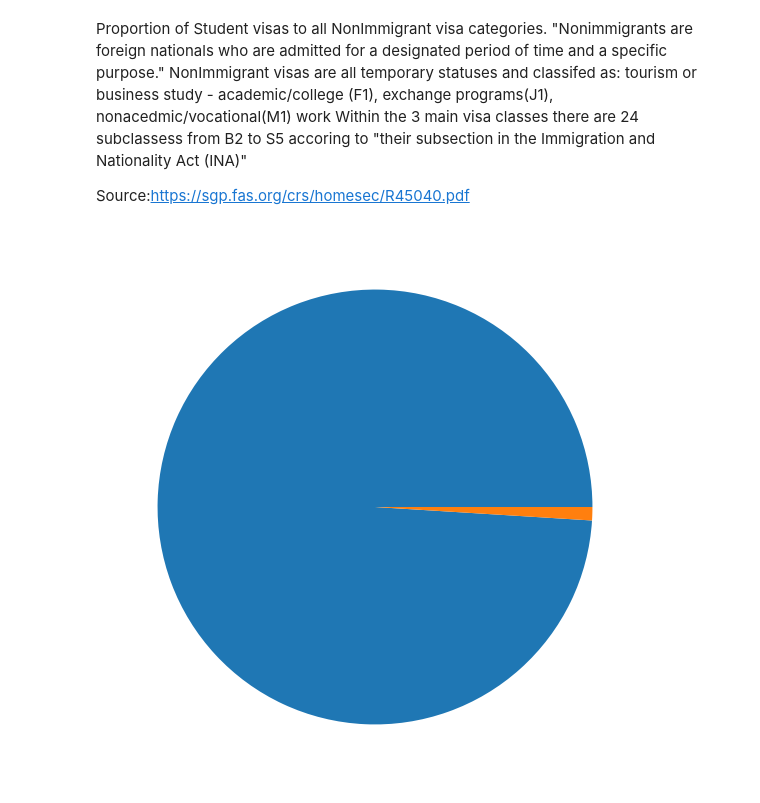
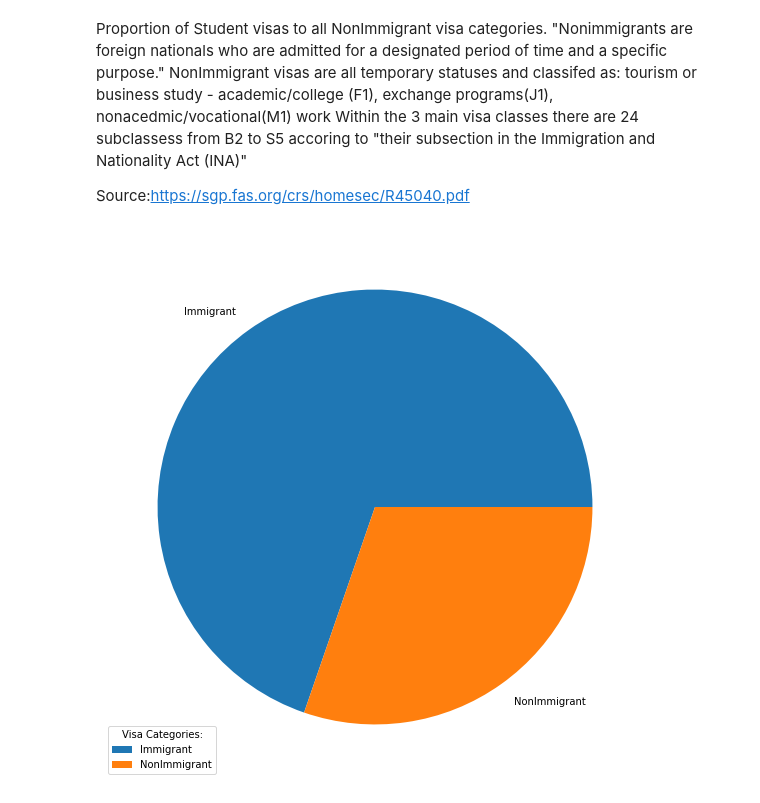
Before and after one commit to jojuka/Capstone, a Jupyter notebook: notebooks/Total Admissions by Category 2017 to 2019.ipynb, the cells around one changed output. Cells and saved outputs as stored; diff of their text form; code cells hidden in the pictures.

Commit message:
Capstone

```diff
--- a/notebooks/Total Admissions by Category 2017 to 2019.ipynb
+++ b/notebooks/Total Admissions by Category 2017 to 2019.ipynb
@@ -2,7 +2,7 @@
 import pandas as pd
 pd.options.display.float_format = '{:,.2f}'.format #this adds commas and limits decimals to 2 places
 # %%
-df=pd.read_csv(r"C:\Users\jojuk\Documents\git\projects\Capstone\data\Capstone - Nonimmigrant Admissions by Class of Admission.csv")
+df=pd.read_csv(r"C:\Users\jojuk\Documents\git\projects\Capstone\data\AdmissionsbyClass.csv")
 # %%
 df.round(5)
 # %% [output]
@@ -138,14 +236,22 @@ Source:https://sgp.fas.org/crs/homesec/R45040.pdf
 # %%
 plt.figure(figsize = (20, 10))
 
 import matplotlib.pyplot as plt
 import numpy as np
 
-y = np.array([553500000, 5526291])
 
-plt.pie(y)
+y = np.array([df_sum_Tadmissions, df_sum_Iadmissions])
+
+mylabels = ["Immigrant", "NonImmigrant"]
+
+#plt.title(label='U.S  Immigration - NonImmigrant versus Immigrant Visa Categories, 2017 to 2019', loc='left', fontstyle='italic')
+
+plt.pie(y, labels=mylabels)
+plt.legend()
+plt.legend(title = "Visa Categories:", loc="lower left")
+
 plt.show()
 
 #fig.savefig('U.S  Immigration by  Visa Category, 2017 to 2019')
 # %% [output]
-[figure, old version]
+[figure, new version]
```
Also changed, not shown: parts of 26 cells of this notebook, 2 other files.
